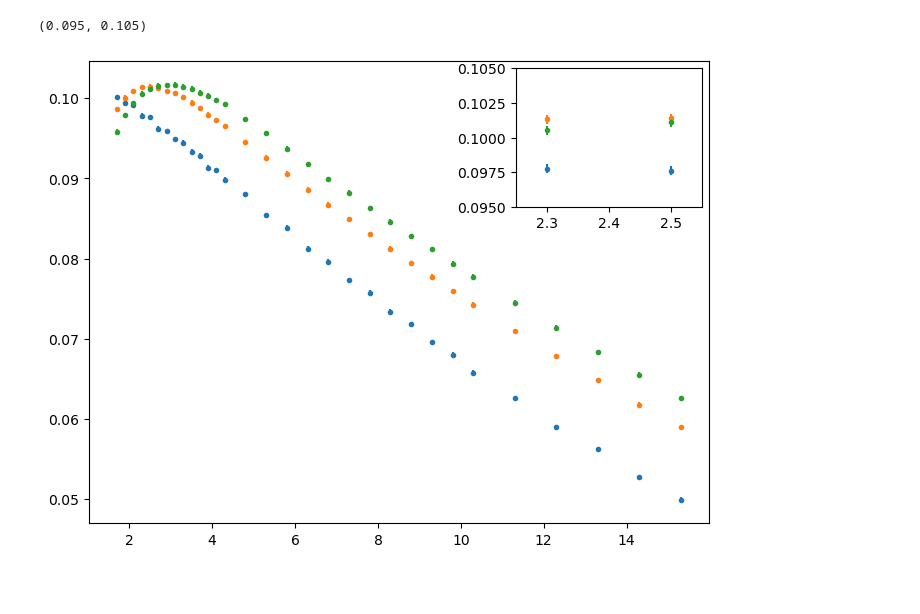
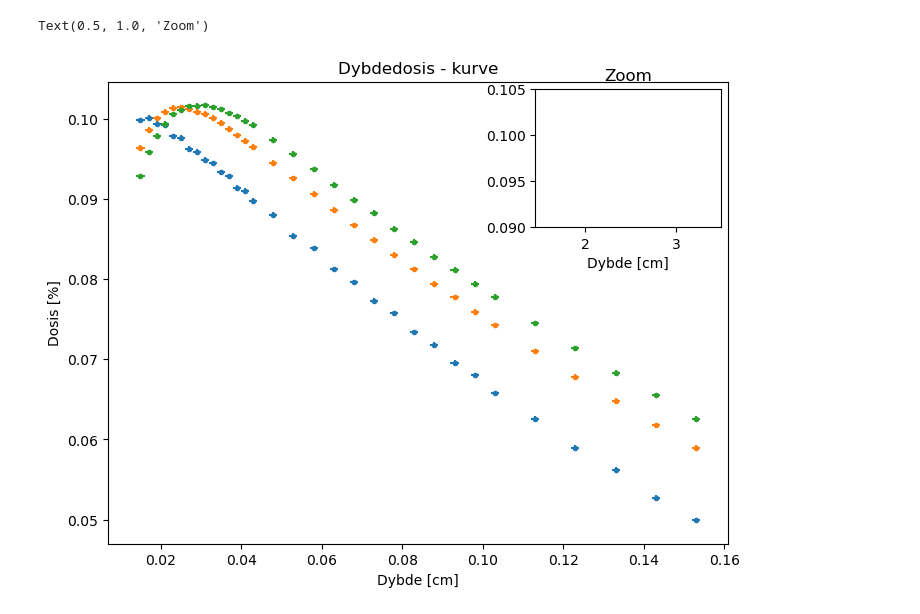
Before and after one commit to CarolineBalslev/DataProjekt, a Jupyter notebook: Projekt.1.ipynb, the cells around one changed output. Saved outputs shown, nothing was run; the diff lists cells and outputs as text; code cells hidden in the pictures; blank space fills up the shorter version.

```diff
--- a/Projekt.1.ipynb
+++ b/Projekt.1.ipynb
@@ -5,10 +6,10 @@ import matplotlib.pyplot as plt
 # %%
 U, Tryk, Temp = np.genfromtxt('Usikkerheder.csv',delimiter=',', skip_header = 1,usecols=(0,1,2),unpack = True)
 
-U_farmer = np.var(U*10**-12) #[C]
+U_farmer = np.var(U)*10**-12 #[C]
 
 T = np.mean(Temp[0:3])
 P_hPa = np.mean(Tryk[0:3])
 P = P_hPa/10
-print(T,P)
+print(T, U_farmer)
 # %% [output]
@@ -16,12 +17,19 @@ print(T,P)
 # %%
-l_6,data_6 = np.genfromtxt('data_6V.csv',delimiter=',', skip_header = 2,usecols=(3,4),unpack = True)
-l_10,data_10 = np.genfromtxt('data_10V.csv',delimiter=',', skip_header = 2,usecols=(3,4), unpack = True)
-l_15,data_15 = np.genfromtxt('data_15V.csv',delimiter=',', skip_header = 2,usecols=(3,4), unpack = True)
+l_6,data_6 = np.genfromtxt('data_6V.csv',delimiter=',', skip_header = 1,usecols=(3,4),unpack = True)
+l_10,data_10 = np.genfromtxt('data_10V.csv',delimiter=',', skip_header = 1,usecols=(3,4), unpack = True)
+l_15,data_15 = np.genfromtxt('data_15V.csv',delimiter=',', skip_header = 1,usecols=(3,4), unpack = True)
 
+print(len(l_6), len(l_10), len(l_15))
 m_6 = data_6 *10**-12
 m_10 = data_10 *10**-12
 m_15 = data_15 *10**-12
 
+l_10 =  l_10[:-1]
+m_10 =  m_10[:-1]
+l_6 = l_6/100
+l_10 = l_10/100
+l_15 = l_15/100
+
 plt.plot(l_6,m_6, '.')
 plt.plot(l_10,m_10, '.')
 plt.plot(l_15,m_15, '.')
@@ -43,5 +49,5 @@ p_0 = 101.3 #[kPa]
 
 U_baro = 1/10 #[kPa]
 U_termo = 0.06 #[grader]
-U_x = 0.001 #[cm]
+U_x = 0.00001 #[m]
 # %%
@@ -60,23 +92,24 @@ U_D15 = np.sqrt((NDWQ0*k_elektrometer*k_pol*k_QQ0*k_s*m_15*U_k_tp)**2+(NDWQ0*k_e
 # %%
 from mpl_toolkits.axes_grid1.inset_locator import inset_axes
-
-D_6 = NDWQ0*k_elektrometer*k_pol*k_QQ0*k_s*k_tp*m_6
-D_10 = NDWQ0*k_elektrometer*k_pol*k_QQ0*k_s*k_tp*m_10
-D_15 = NDWQ0*k_elektrometer*k_pol*k_QQ0*k_s*k_tp*m_15
 
 fig, ax = plt.subplots(figsize = (8,6))
 
 
-ax.errorbar(l_6,D_6,yerr = U_D6,fmt = '.')
-ax.errorbar(l_10,D_10,yerr = U_D10,fmt = '.')
-ax.errorbar(l_15,D_15,yerr = U_D15,fmt = '.')
+ax.errorbar(l_6,D_6,yerr = U_D6, xerr = U_x,fmt = '.', label = '6V')
+ax.errorbar(l_10,D_10,yerr = U_D10, xerr = U_x ,fmt = '.' ,label = '10V')
+ax.errorbar(l_15,D_15,yerr = U_D15, xerr = U_x, fmt = '.', label = '15V')
+ax.set_xlabel('Dybde [cm]')
+ax.set_ylabel('Dosis [%]')
+ax.set_title('Dybdedosis - kurve')
 
 ax_inset = inset_axes(ax, width = "30%", height = "30%", loc = "upper right")
-ax_inset.errorbar(l_6,D_6,yerr = U_D6, xerr = U_x,fmt = '.')
+ax_inset.errorbar(l_6,D_6,yerr = U_D6, xerr = U_x,fmt = '.' )
 ax_inset.errorbar(l_10,D_10,yerr = U_D10, xerr = U_x ,fmt = '.')
 ax_inset.errorbar(l_15,D_15,yerr = U_D15, xerr = U_x,fmt = '.')
-ax_inset.set_xlim(2.25,2.55)
-ax_inset.set_ylim(0.095,0.105)
+ax_inset.set_xlim(1.45,3.5)
+ax_inset.set_ylim(0.09,0.105)
+ax_inset.set_xlabel('Dybde [cm]')
+ax_inset.set_title('Zoom')
 # %% [output]
-(0.095, 0.105)
+Text(0.5, 1.0, 'Zoom')
-[figure, old version]
+[figure, new version]
```
Also changed, not shown: parts of 9 cells of this notebook.
